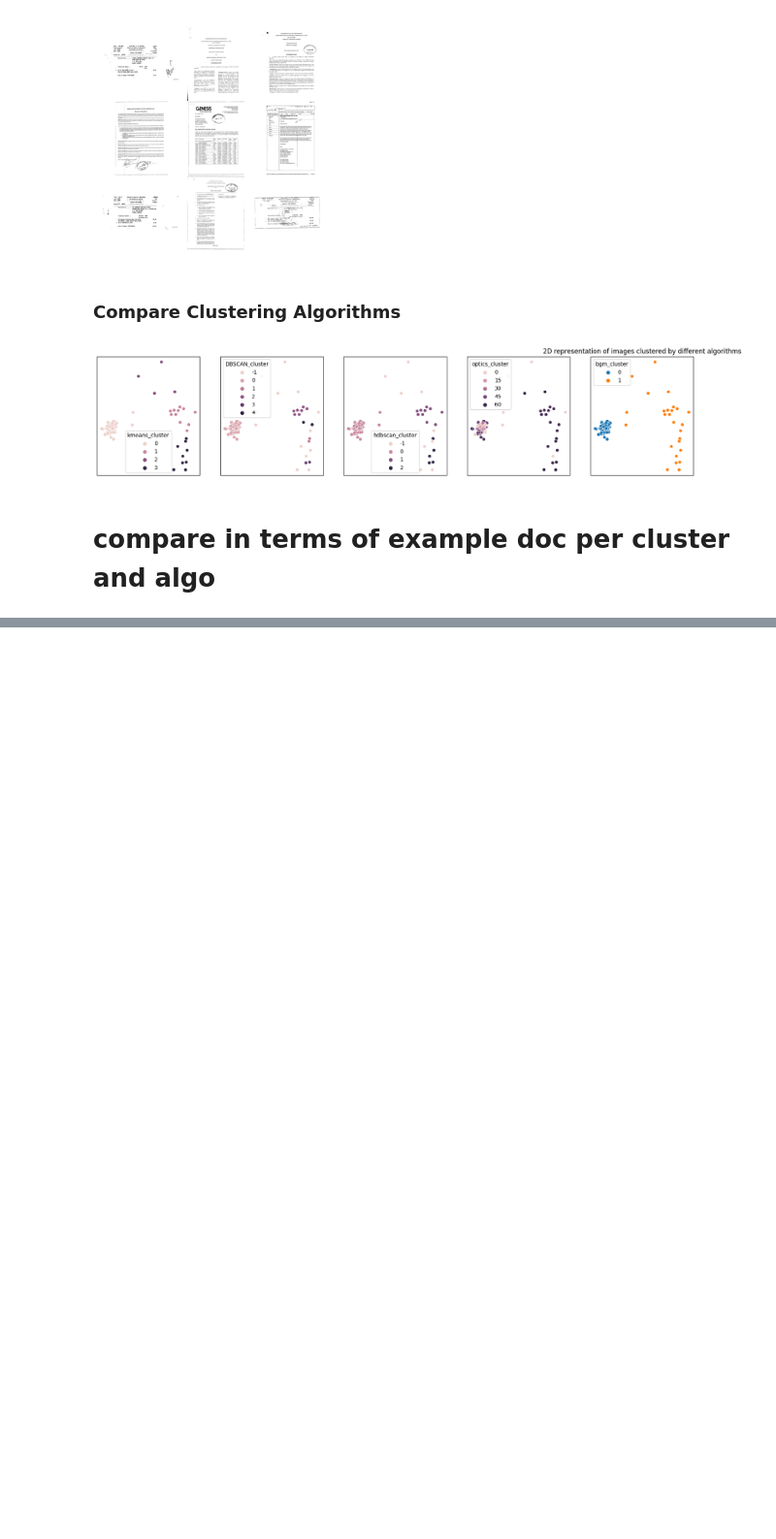
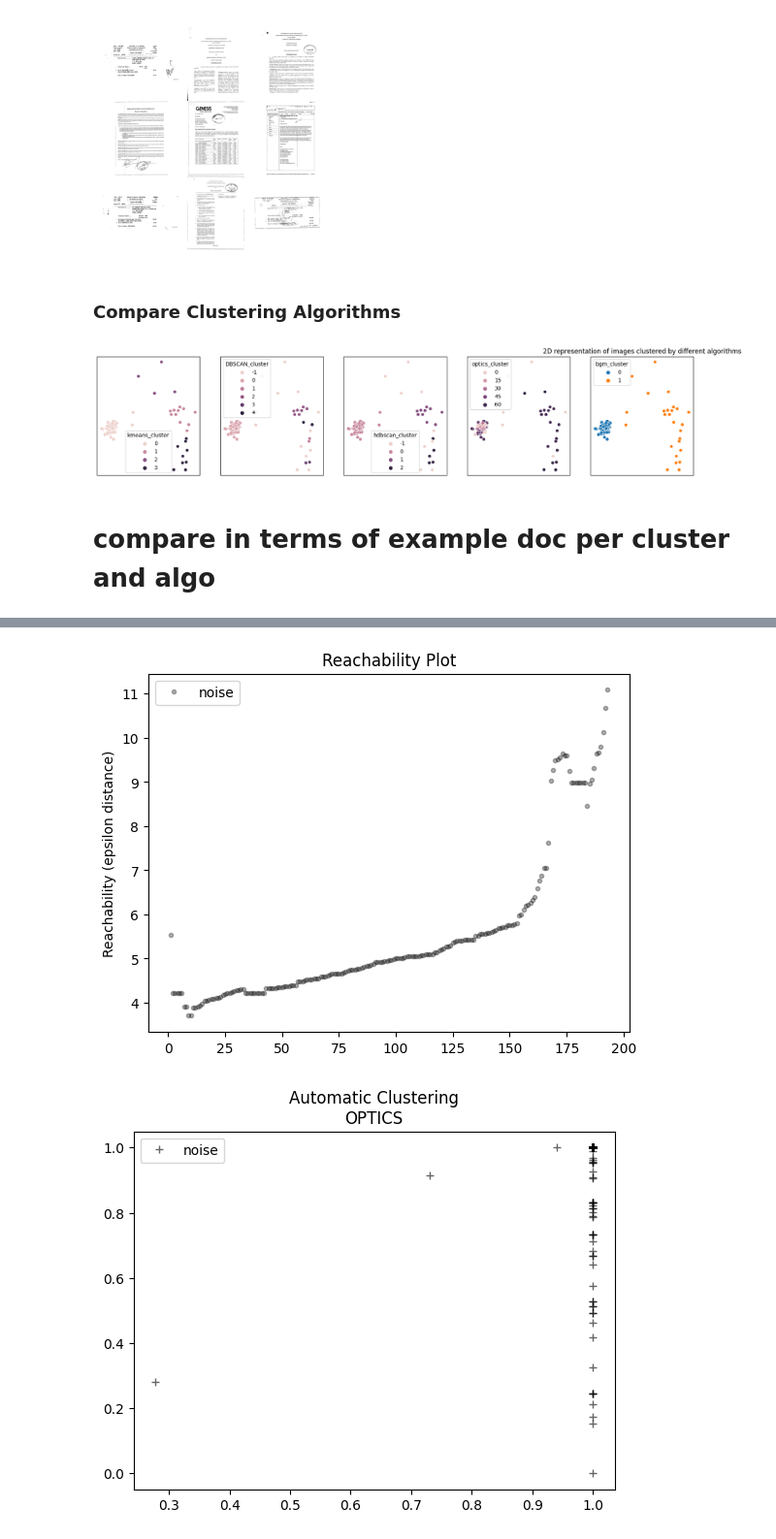
Before and after one commit to KlaraGtknst/topic-analysis-text-data, a Jupyter notebook: image_clustering.ipynb, the cells around one changed output, grey strips where cells are left out. Shown at 97% size. Drawn from its saved outputs; the diff is of its cells as text; code cells hidden in the pictures; blank space fills up the shorter version.

```diff
--- a/image_clustering.ipynb
+++ b/image_clustering.ipynb
@@ -260,0 +455,5 @@ for algo in algos:
+# %%
+get_optics_plot(documents, cluster_method='dbscan')#, eps=7)
+# %% [output]
+[figure, added]
+[figure, added]
```
Also changed, not shown: parts of 18 cells of this notebook, 5 other files.
